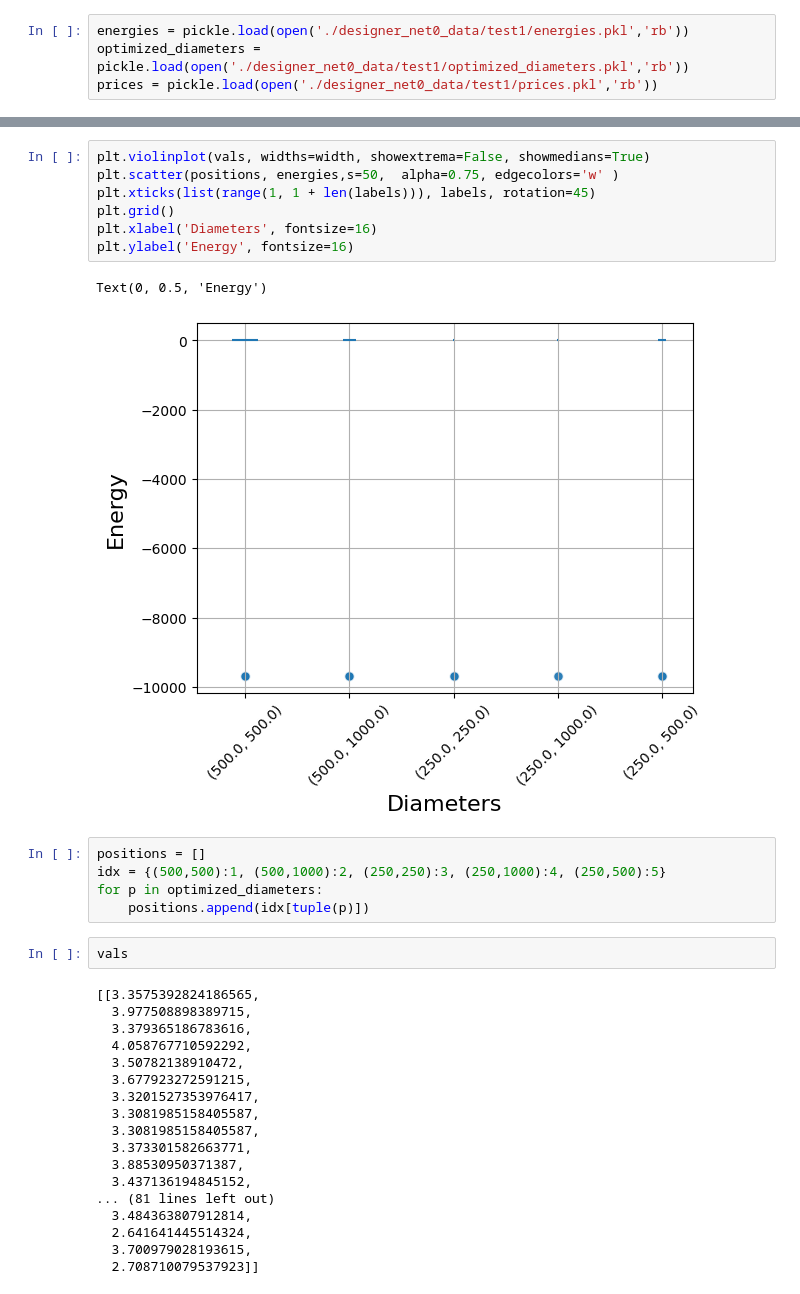
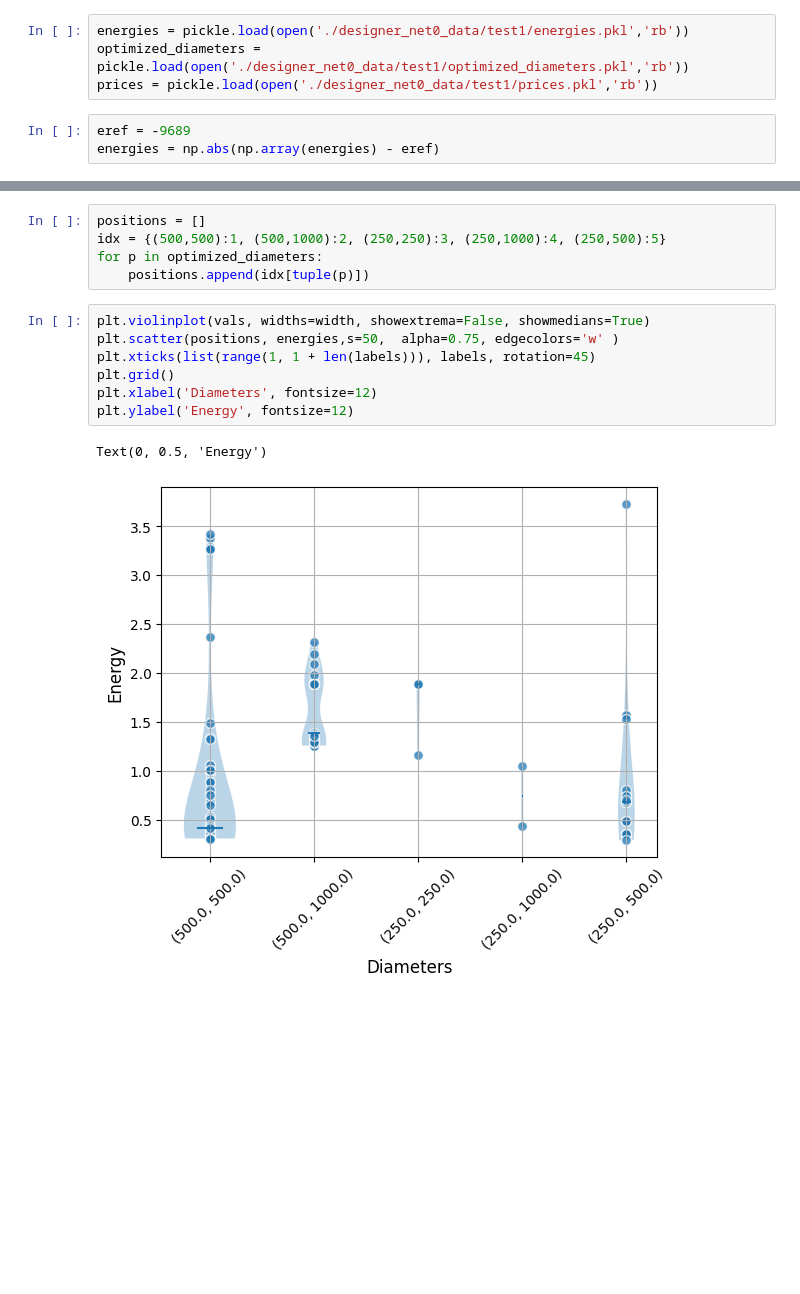
Before and after one commit to QuantumApplicationLab/wntr-quantum, a Jupyter notebook: docs/notebooks/plot_test_qubo_designer.ipynb, the cells around one changed output, grey strips where cells are left out. Saved outputs shown, nothing was run; the diff lists cells and outputs as text; blank space fills up the shorter version.

```diff
--- a/docs/notebooks/plot_test_qubo_designer.ipynb
+++ b/docs/notebooks/plot_test_qubo_designer.ipynb
@@ -7,5 +7,8 @@ import numpy as np
 energies = pickle.load(open('./designer_net0_data/test1/energies.pkl','rb'))
 optimized_diameters = pickle.load(open('./designer_net0_data/test1/optimized_diameters.pkl','rb'))
 prices = pickle.load(open('./designer_net0_data/test1/prices.pkl','rb'))
+# %%
+eref = -9689
+energies = np.abs(np.array(energies) - eref)
 # %%
 data = {}
@@ -22,38 +25,18 @@ for k, v in data.items():
 
 width = np.array([(np.array(optimized_diameters) == l).prod(1).sum() for l in labels])
 width = 0.5 * width / np.max(width)
-# %%
-plt.violinplot(vals, widths=width, showextrema=False, showmedians=True)
-plt.scatter(positions, energies,s=50,  alpha=0.75, edgecolors='w' )
-plt.xticks(list(range(1, 1 + len(labels))), labels, rotation=45)
-plt.grid()
-plt.xlabel('Diameters', fontsize=16)
-plt.ylabel('Energy', fontsize=16)
-# %% [output]
-Text(0, 0.5, 'Energy')
-[figure, removed]
 # %%
 positions = []
 idx = {(500,500):1, (500,1000):2, (250,250):3, (250,1000):4, (250,500):5}
 for p in optimized_diameters:
     positions.append(idx[tuple(p)])
-# %%
-vals
-# %% [output]
-[[3.3575392824186565,
-  3.977508898389715,
-  3.379365186783616,
-  4.058767710592292,
-  3.50782138910472,
-  3.677923272591215,
-  3.3201527353976417,
-  3.3081985158405587,
-  3.3081985158405587,
-  3.373301582663771,
-  3.88530950371387,
-  3.437136194845152,
-... (81 lines left out)
-  3.484363807912814,
-  2.641641445514324,
-  3.700979028193615,
-  2.708710079537923]]
+# %%
+plt.violinplot(vals, widths=width, showextrema=False, showmedians=True)
+plt.scatter(positions, energies,s=50,  alpha=0.75, edgecolors='w' )
+plt.xticks(list(range(1, 1 + len(labels))), labels, rotation=45)
+plt.grid()
+plt.xlabel('Diameters', fontsize=12)
+plt.ylabel('Energy', fontsize=12)
+# %% [output]
+Text(0, 0.5, 'Energy')
+[figure, added]
```
Also changed, not shown: parts of 3 cells of this notebook, 3 other files.
